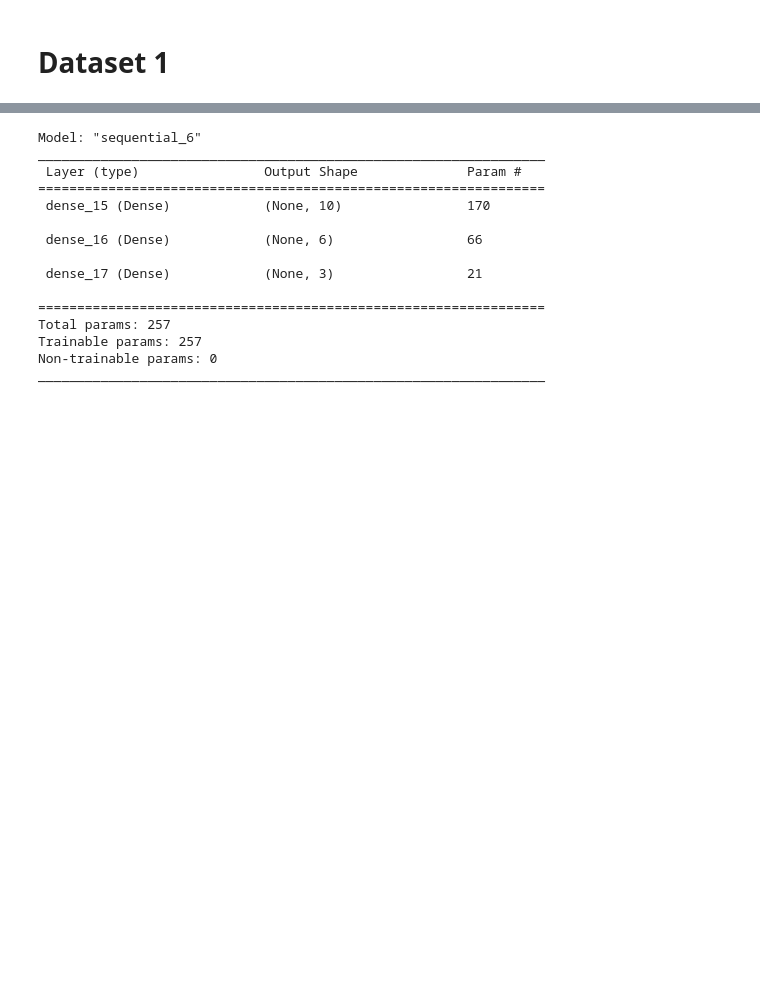
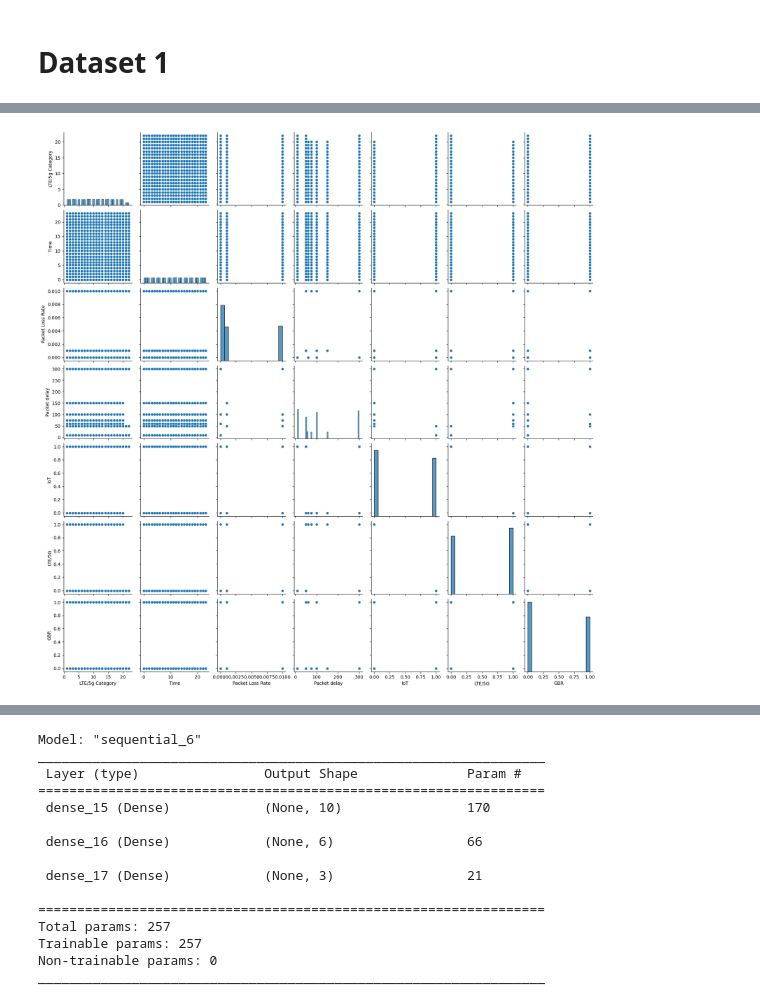
Before and after one commit to Interactive-Coventry/EXPLOR_network_slicing, a Jupyter notebook: test.ipynb, the cells around one changed output, grey strips where cells are left out. Saved outputs shown, nothing was run; the diff lists cells and outputs as text; code cells hidden in the pictures; blank space fills up the shorter version.

```diff
--- a/test.ipynb
+++ b/test.ipynb
@@ -50,3 +90,10 @@ Target col: slice Type
+# %%
+import seaborn as sns
+
+sns.pairplot(data=df[['LTE/5g Category', 'Time', 'Packet Loss Rate', 'Packet delay', 'IoT',
+       'LTE/5G', 'GBR']]);
+# %% [output]
+[figure, added]
 # %%
 ### Sandardization of data ###
 ### We does not standardize the Target variable for classification
```
Also changed, not shown: parts of 65 cells of this notebook, 3 other files.
